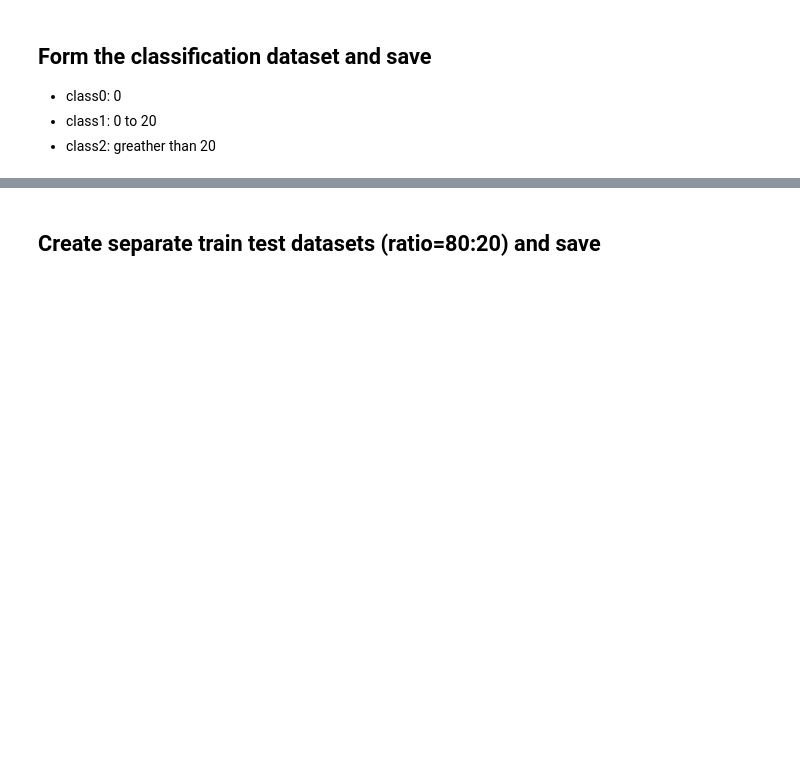
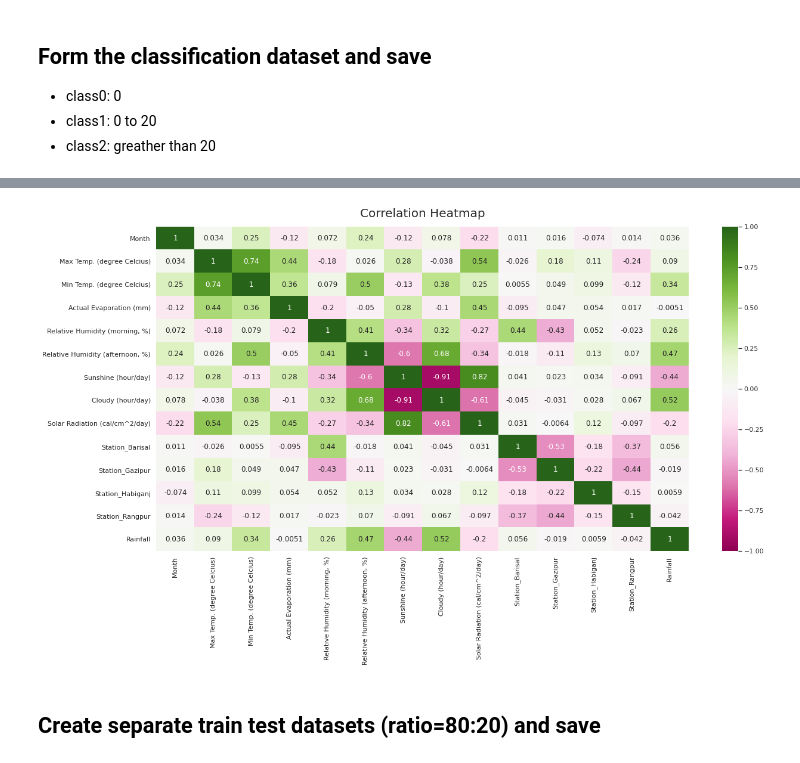
Before and after one commit to RifatIslamOmio/Weather-WaterLevel-Prediction-ML, a Jupyter notebook: Notebooks/brri-dataset/brri-dataset_pre-process.ipynb, the cells around one changed output, grey strips where cells are left out. Drawn from its saved outputs; the diff is of its cells as text; code cells hidden in the pictures; blank space fills up the shorter version.

```diff
--- a/Notebooks/brri-dataset/brri-dataset_pre-process.ipynb
+++ b/Notebooks/brri-dataset/brri-dataset_pre-process.ipynb
@@ -153,3 +190,7 @@ preProcessed_classification_df.to_csv(os.path.join('..', '..', 'Datasets', 'brri
+# %%
+show_corr_heatmap(preProcessed_classification_df)
+# %% [output]
+[figure, added]
 # %% [markdown]
 ## Create separate train test datasets (ratio=80:20) and save
 # %%
```
Also changed, not shown: parts of 5 cells of this notebook, 3 other files.
